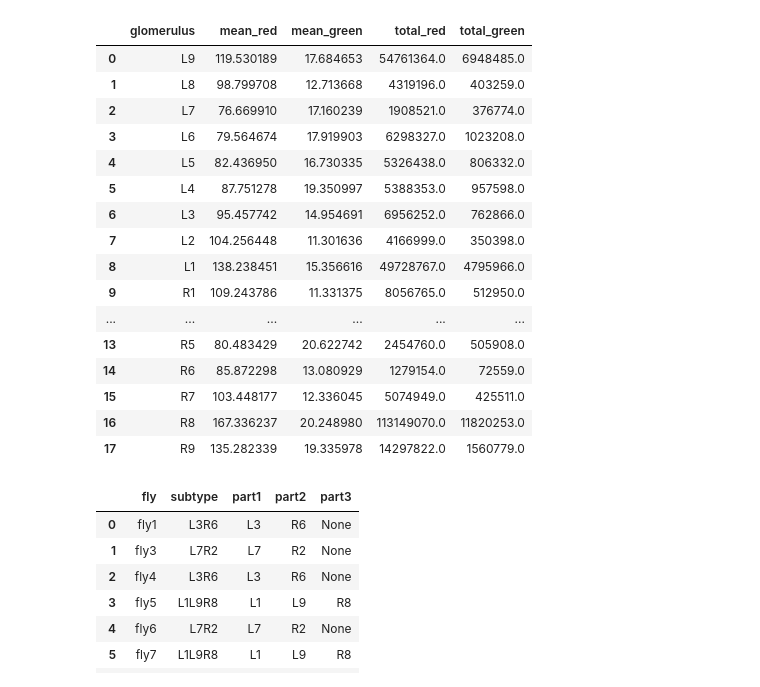
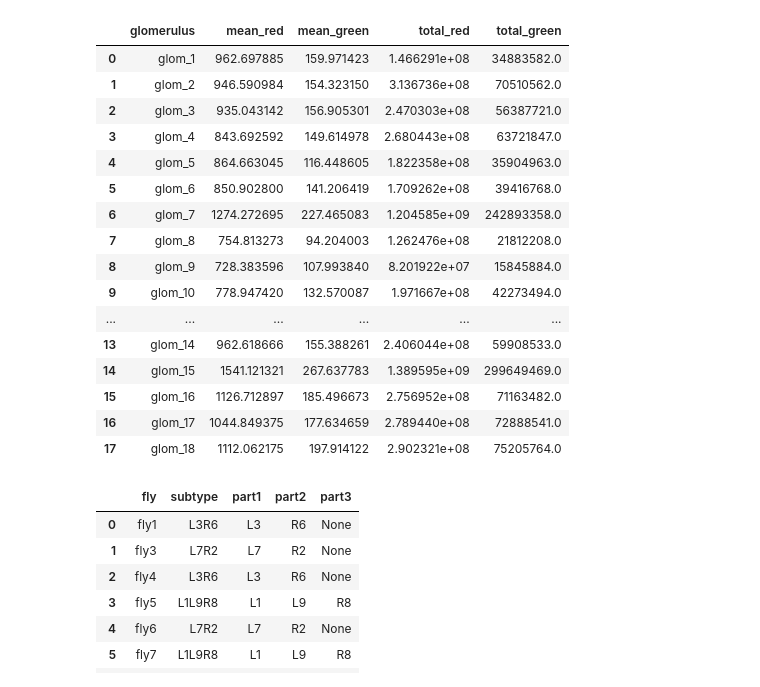
Before and after one commit to sansachenlelele/connectome_analysis_fisherlab, a Jupyter notebook: zipursky-analyze trend-total.ipynb, the cells around one changed output. Saved outputs shown, nothing was run; the diff lists cells and outputs as text; code cells hidden in the pictures.

```diff
--- a/zipursky-analyze trend-total.ipynb
+++ b/zipursky-analyze trend-total.ipynb
@@ -72,23 +76,23 @@ fly4 (18, 5)
 # %%
-fly7
+fly1
 # %% [output]
 |  | glomerulus | mean_red | mean_green | total_red | total_green |
-| 0 | L9 | 119.530189 | 17.684653 | 54761364.0 | 6948485.0 |
-| 1 | L8 | 98.799708 | 12.713668 | 4319196.0 | 403259.0 |
-| 2 | L7 | 76.669910 | 17.160239 | 1908521.0 | 376774.0 |
-| 3 | L6 | 79.564674 | 17.919903 | 6298327.0 | 1023208.0 |
-| 4 | L5 | 82.436950 | 16.730335 | 5326438.0 | 806332.0 |
-| 5 | L4 | 87.751278 | 19.350997 | 5388353.0 | 957598.0 |
-| 6 | L3 | 95.457742 | 14.954691 | 6956252.0 | 762866.0 |
-| 7 | L2 | 104.256448 | 11.301636 | 4166999.0 | 350398.0 |
-| 8 | L1 | 138.238451 | 15.356616 | 49728767.0 | 4795966.0 |
-| 9 | R1 | 109.243786 | 11.331375 | 8056765.0 | 512950.0 |
+| 0 | glom_1 | 962.697885 | 159.971423 | 1.466291e+08 | 34883582.0 |
+| 1 | glom_2 | 946.590984 | 154.323150 | 3.136736e+08 | 70510562.0 |
+| 2 | glom_3 | 935.043142 | 156.905301 | 2.470303e+08 | 56387721.0 |
+| 3 | glom_4 | 843.692592 | 149.614978 | 2.680443e+08 | 63721847.0 |
+| 4 | glom_5 | 864.663045 | 116.448605 | 1.822358e+08 | 35904963.0 |
+| 5 | glom_6 | 850.902800 | 141.206419 | 1.709262e+08 | 39416768.0 |
+| 6 | glom_7 | 1274.272695 | 227.465083 | 1.204585e+09 | 242893358.0 |
+| 7 | glom_8 | 754.813273 | 94.204003 | 1.262476e+08 | 21812208.0 |
+| 8 | glom_9 | 728.383596 | 107.993840 | 8.201922e+07 | 15845884.0 |
+| 9 | glom_10 | 778.947420 | 132.570087 | 1.971667e+08 | 42273494.0 |
 | ... | ... | ... | ... | ... | ... |
-| 13 | R5 | 80.483429 | 20.622742 | 2454760.0 | 505908.0 |
-| 14 | R6 | 85.872298 | 13.080929 | 1279154.0 | 72559.0 |
-| 15 | R7 | 103.448177 | 12.336045 | 5074949.0 | 425511.0 |
-| 16 | R8 | 167.336237 | 20.248980 | 113149070.0 | 11820253.0 |
-| 17 | R9 | 135.282339 | 19.335978 | 14297822.0 | 1560779.0 |
+| 13 | glom_14 | 962.618666 | 155.388261 | 2.406044e+08 | 59908533.0 |
+| 14 | glom_15 | 1541.121321 | 267.637783 | 1.389595e+09 | 299649469.0 |
+| 15 | glom_16 | 1126.712897 | 185.496673 | 2.756952e+08 | 71163482.0 |
+| 16 | glom_17 | 1044.849375 | 177.634659 | 2.789440e+08 | 72888541.0 |
+| 17 | glom_18 | 1112.062175 | 197.914122 | 2.902321e+08 | 75205764.0 |
 # %%
 fly_subtype = pd.DataFrame({
     'fly': [
```
Also changed, not shown: parts of 22 cells of this notebook, 24 other files.
